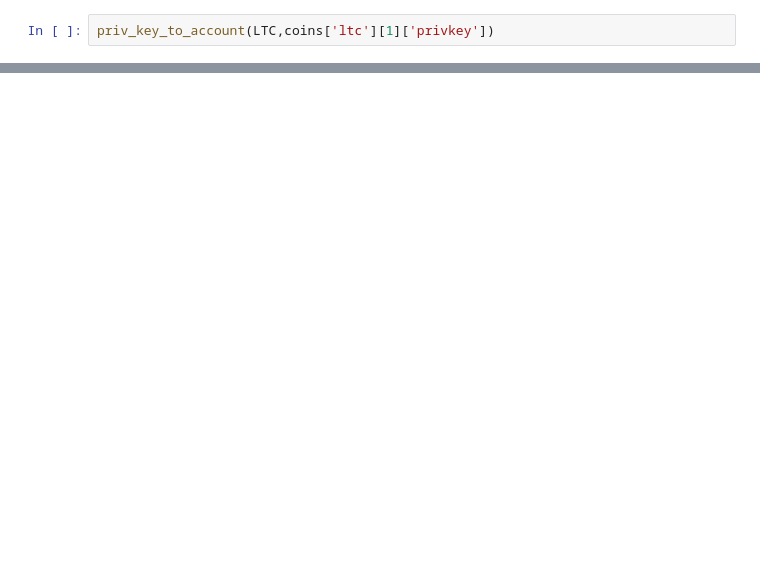
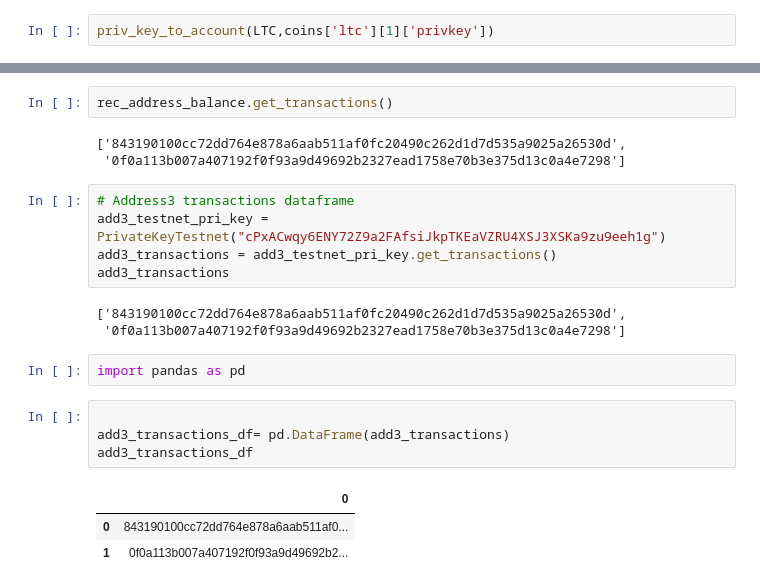
Before and after one commit to CacheKatch/wallet, a Jupyter notebook: wall_test.ipynb, the cells around one changed output, grey strips where cells are left out. Cells and saved outputs as stored; diff of their text form; blank space fills up the shorter version.

```diff
--- a/wall_test.ipynb
+++ b/wall_test.ipynb
@@ -184,0 +289,23 @@ def send_tx(coin,account,recipient_address,amount):
+# %%
+rec_address_balance.get_transactions()
+# %% [output]
+['843190100cc72dd764e878a6aab511af0fc20490c262d1d7d535a9025a26530d',
+ '0f0a113b007a407192f0f93a9d49692b2327ead1758e70b3e375d13c0a4e7298']
+# %%
+# Address3 transactions dataframe
+add3_testnet_pri_key = PrivateKeyTestnet("cPxACwqy6ENY72Z9a2FAfsiJkpTKEaVZRU4XSJ3XSKa9zu9eeh1g")
+add3_transactions = add3_testnet_pri_key.get_transactions()
+add3_transactions
+# %% [output]
+['843190100cc72dd764e878a6aab511af0fc20490c262d1d7d535a9025a26530d',
+ '0f0a113b007a407192f0f93a9d49692b2327ead1758e70b3e375d13c0a4e7298']
+# %%
+import pandas as pd
+# %%
+
+add3_transactions_df= pd.DataFrame(add3_transactions)
+add3_transactions_df
+# %% [output]
+|  | 0 |
+| 0 | 843190100cc72dd764e878a6aab511af0... |
+| 1 | 0f0a113b007a407192f0f93a9d49692b2... |
```
Also changed, not shown: parts of 32 cells of this notebook, 3 other files.
